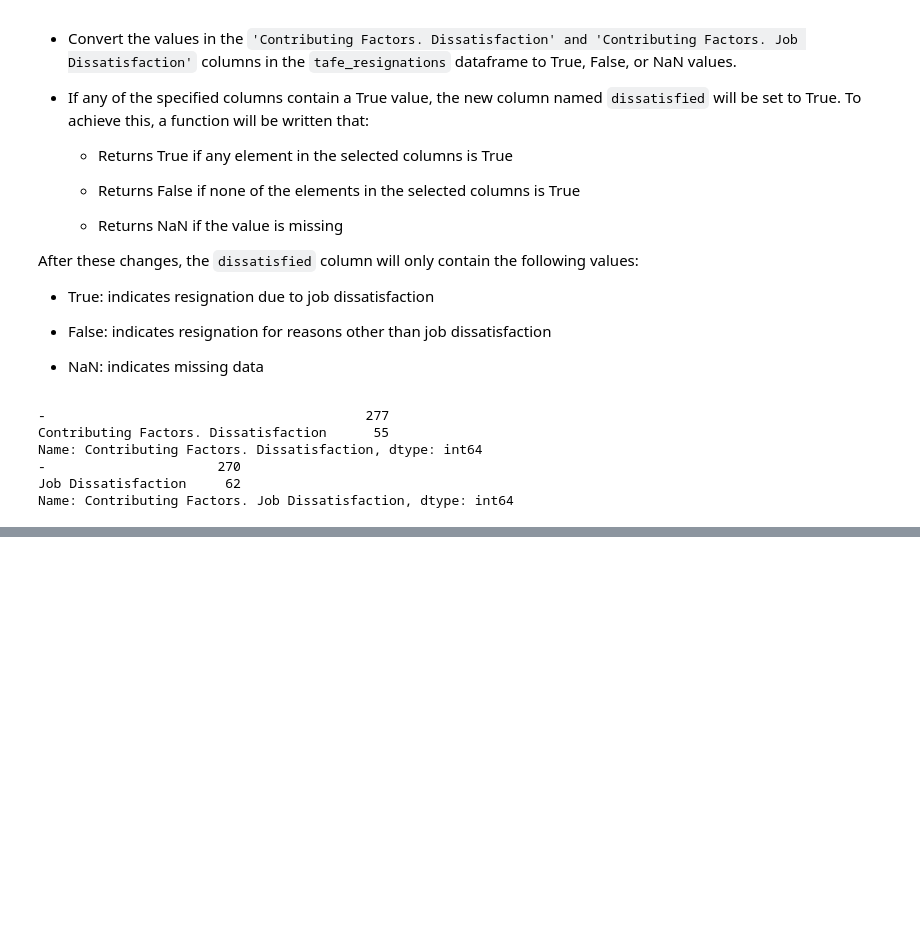
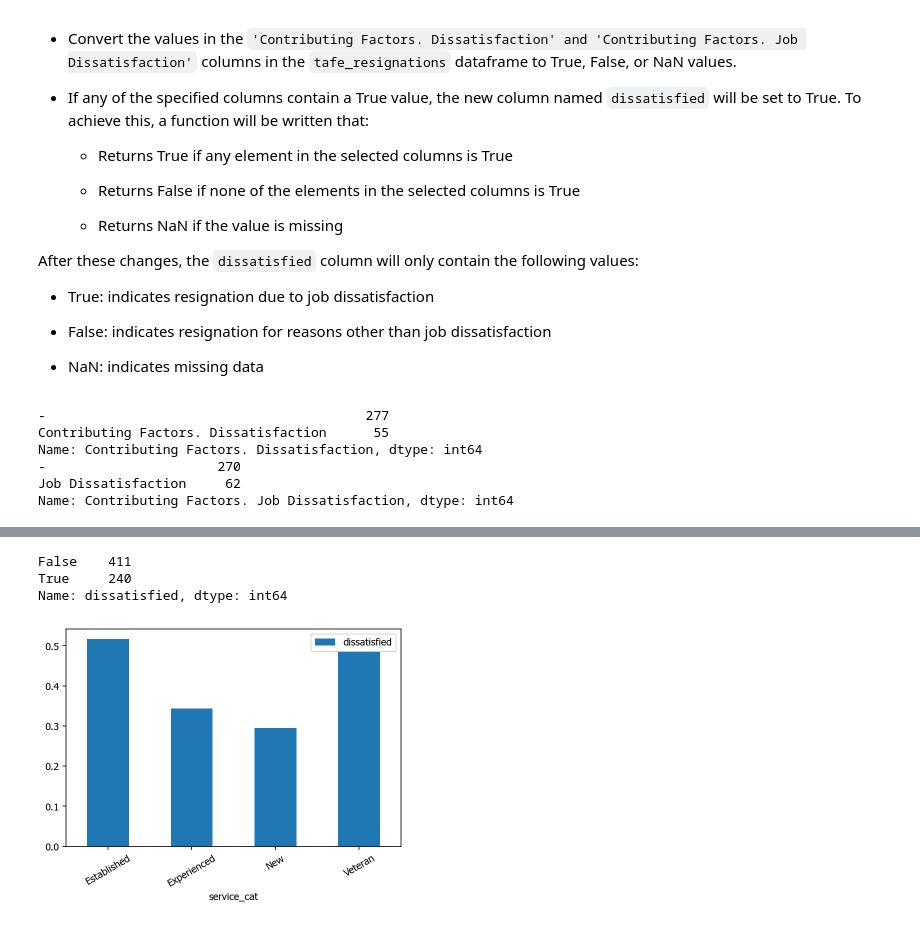
Before and after one commit to olusola-belle/employee_exit_surveys, a Jupyter notebook: employee_exit_surveys_project.ipynb, the cells around one changed output, grey strips where cells are left out. Drawn from its saved outputs; the diff is of its cells as text; code cells hidden in the pictures; blank space fills up the shorter version.

```diff
--- a/employee_exit_surveys_project.ipynb
+++ b/employee_exit_surveys_project.ipynb
@@ -678,0 +684,20 @@ The `dissatisfied` column contains Boolean values, where `True` indicates `dissa
+# %%
+# Count unique values in the dissatisfied column
+combined_updated['dissatisfied'].value_counts(dropna= False)
+# %% [output]
+False    411
+True     240
+Name: dissatisfied, dtype: int64
+# %%
+# Replace missing values with False in columns
+combined_updated['dissatisfied']= combined_updated['dissatisfied'].fillna(False)
+# %%
+# Calculate the percentage of dissatisfied employees
+
+dissatisfied_pct= combined_updated.pivot_table(index= 'service_cat', values= 'dissatisfied')
+
+#Plot results
+dissatisfied_pct.plot(kind= 'bar', rot= 30)
+plt.show()
+# %% [output]
+[figure, added]
```
Also changed, not shown: parts of 35 cells of this notebook.
